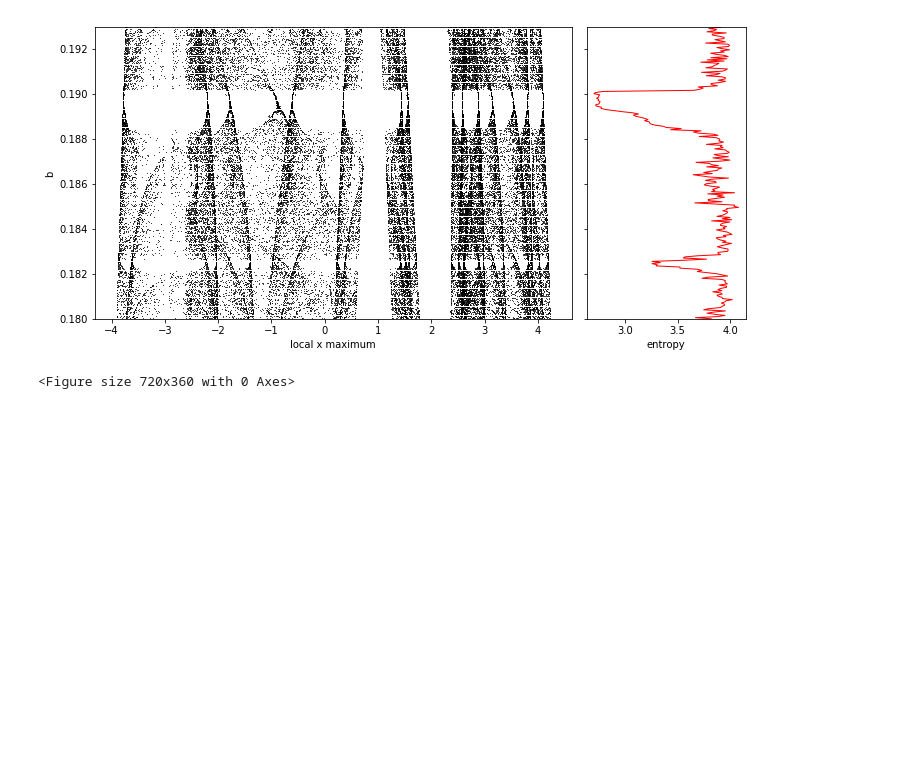
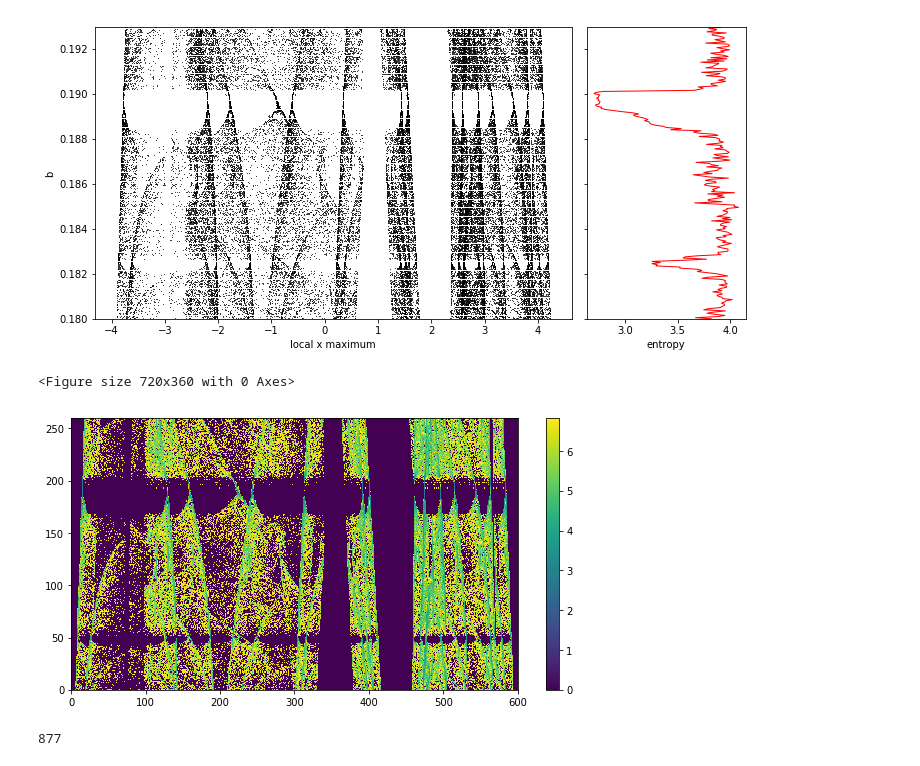
Before and after one commit to xdze2/strange_attractor, a Jupyter notebook: route_to_chaos.ipynb, the cells around one changed output. Drawn from its saved outputs; the diff is of its cells as text; code cells hidden in the pictures; blank space fills up the shorter version.

Commit message:
test histogram for x-max graph

```diff
--- a/route_to_chaos.ipynb
+++ b/route_to_chaos.ipynb
@@ -284,3 +286,31 @@ axes[0].set_ylim([b_span.min(), b_span.max()]);
 # %% [output]
 [figure]
 <Figure size 720x360 with 0 Axes>
+# %%
+# 2d bin instead of point cloud
+
+x_range = [-4., 4.3]
+N_bins = 600
+
+xmax_map = []
+for i, max_x in zip(range(len(b_span)), all_max_x):
+    x = np.asarray(max_x)
+
+    x_scaled =  (x - x_range[0])/(x_range[1] - x_range[0])*N_bins
+
+    p_i = np.bincount( np.floor(x_scaled).astype(int), minlength=N_bins)/len(x)
+
+    xmax_map.append(p_i)
+
+xmax_map = np.vstack(xmax_map)
+
+xmax_map[xmax_map>0] = -np.log(xmax_map[xmax_map>0])
+
+plt.figure(figsize=(10, 5))
+plt.pcolormesh(xmax_map); plt.colorbar();
+# %% [output]
+[figure, added]
+# %%
+len(max_x)
+# %% [output]
+877
```
Also changed, not shown: parts of 5 cells of this notebook.
